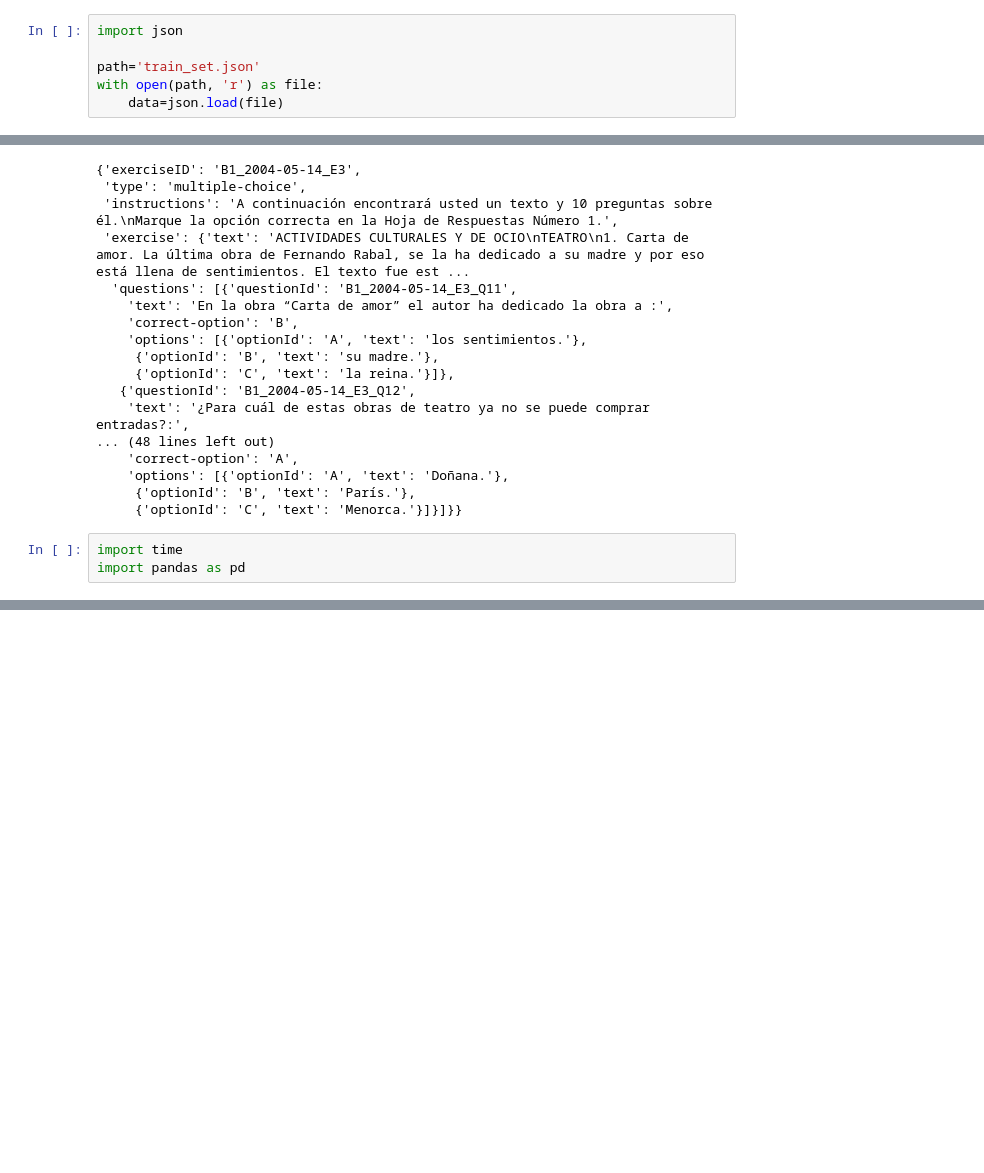
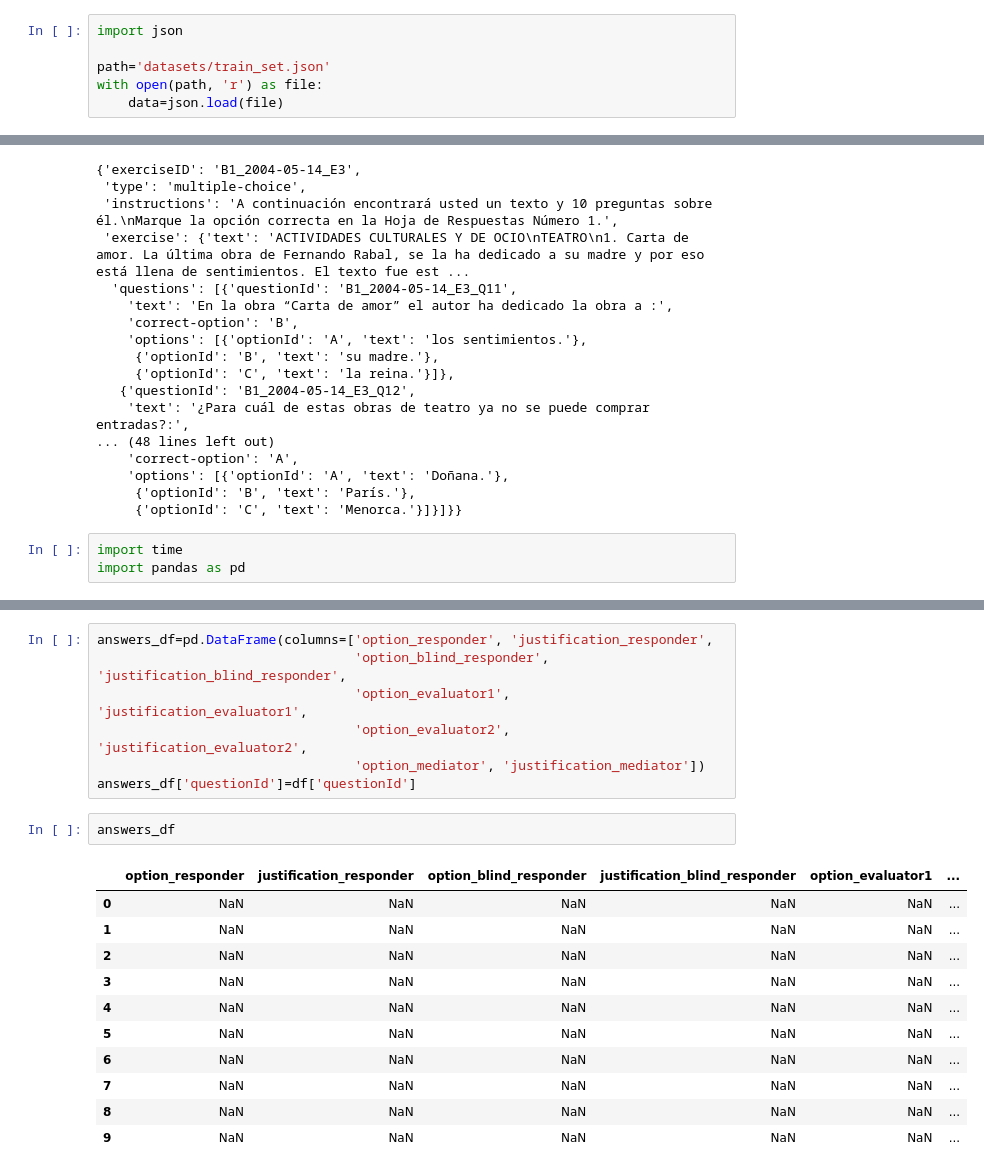
Before and after one commit to JesusFraile/Profe2025-JFraTeam, a Jupyter notebook: token.ipynb, the cells around one changed output, grey strips where cells are left out. Drawn from its saved outputs; the diff is of its cells as text; blank space fills up the shorter version.

```diff
--- a/token.ipynb
+++ b/token.ipynb
@@ -14,7 +14,7 @@ api_key
 # %%
 import json
 
-path='train_set.json'
+path='datasets/train_set.json'
 with open(path, 'r') as file:
     data=json.load(file)
 # %%
@@ -93,3 +93,24 @@ df
 | 7 | B1_2004-05-14_E3 | ACTIVIDADES CULTURALES Y DE OCIO\... | B1_2004-05-14_E3_Q18 | El viaje a París cuesta 350 € desde: | Madrid. | Barcelona. | cualquier ciudad española. |
 | 8 | B1_2004-05-14_E3 | ACTIVIDADES CULTURALES Y DE OCIO\... | B1_2004-05-14_E3_Q19 | En uno de los viajes se puede asi... | París. | Milán, Florencia y Génova. | Menorca. |
 | 9 | B1_2004-05-14_E3 | ACTIVIDADES CULTURALES Y DE OCIO\... | B1_2004-05-14_E3_Q20 | ¿En qué viaje están incluidas tod... | Doñana. | París. | Menorca. |
+# %%
+answers_df=pd.DataFrame(columns=['option_responder', 'justification_responder',
+                                 'option_blind_responder', 'justification_blind_responder',
+                                 'option_evaluator1', 'justification_evaluator1',
+                                 'option_evaluator2', 'justification_evaluator2',
+                                 'option_mediator', 'justification_mediator'])
+answers_df['questionId']=df['questionId']
+# %%
+answers_df
+# %% [output]
+|  | option_responder | justification_responder | option_blind_responder | justification_blind_responder | option_evaluator1 | ... |
+| 0 | NaN | NaN | NaN | NaN | NaN | ... |
+| 1 | NaN | NaN | NaN | NaN | NaN | ... |
+| 2 | NaN | NaN | NaN | NaN | NaN | ... |
+| 3 | NaN | NaN | NaN | NaN | NaN | ... |
+| 4 | NaN | NaN | NaN | NaN | NaN | ... |
+| 5 | NaN | NaN | NaN | NaN | NaN | ... |
+| 6 | NaN | NaN | NaN | NaN | NaN | ... |
+| 7 | NaN | NaN | NaN | NaN | NaN | ... |
+| 8 | NaN | NaN | NaN | NaN | NaN | ... |
+| 9 | NaN | NaN | NaN | NaN | NaN | ... |
```
Also changed, not shown: parts of 20 cells of this notebook, 27 other files.
